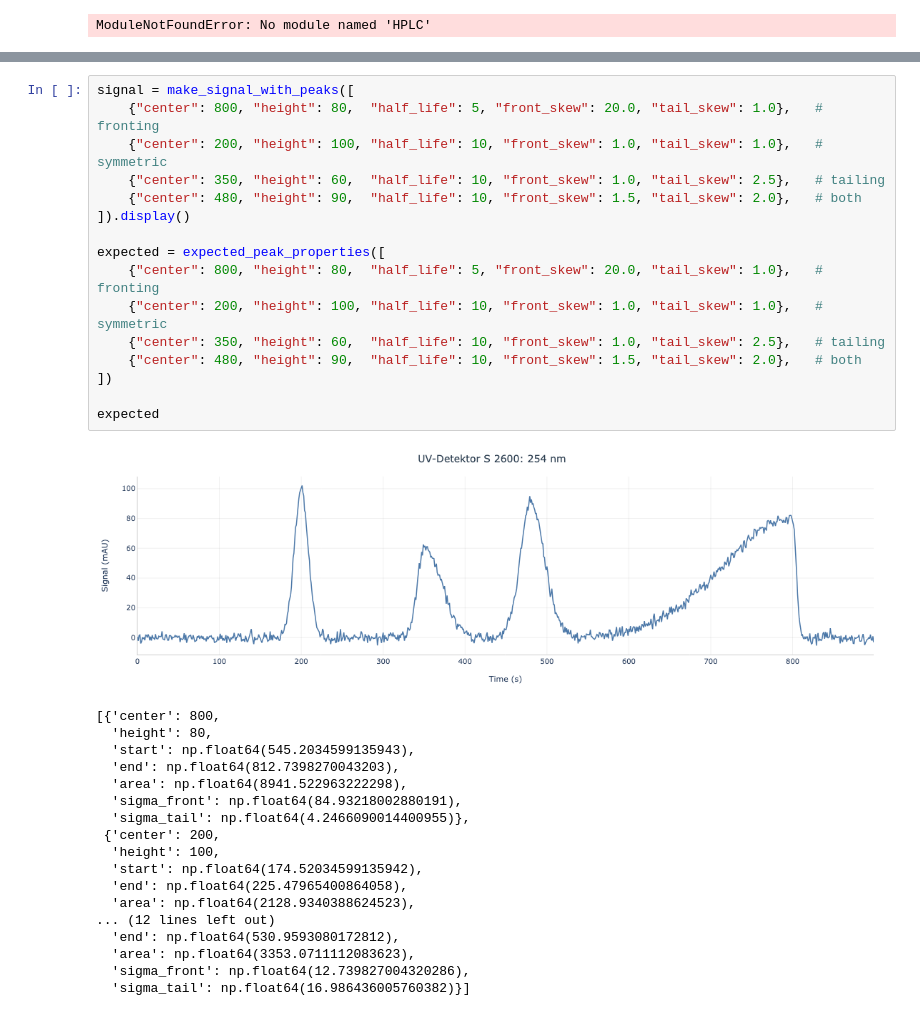
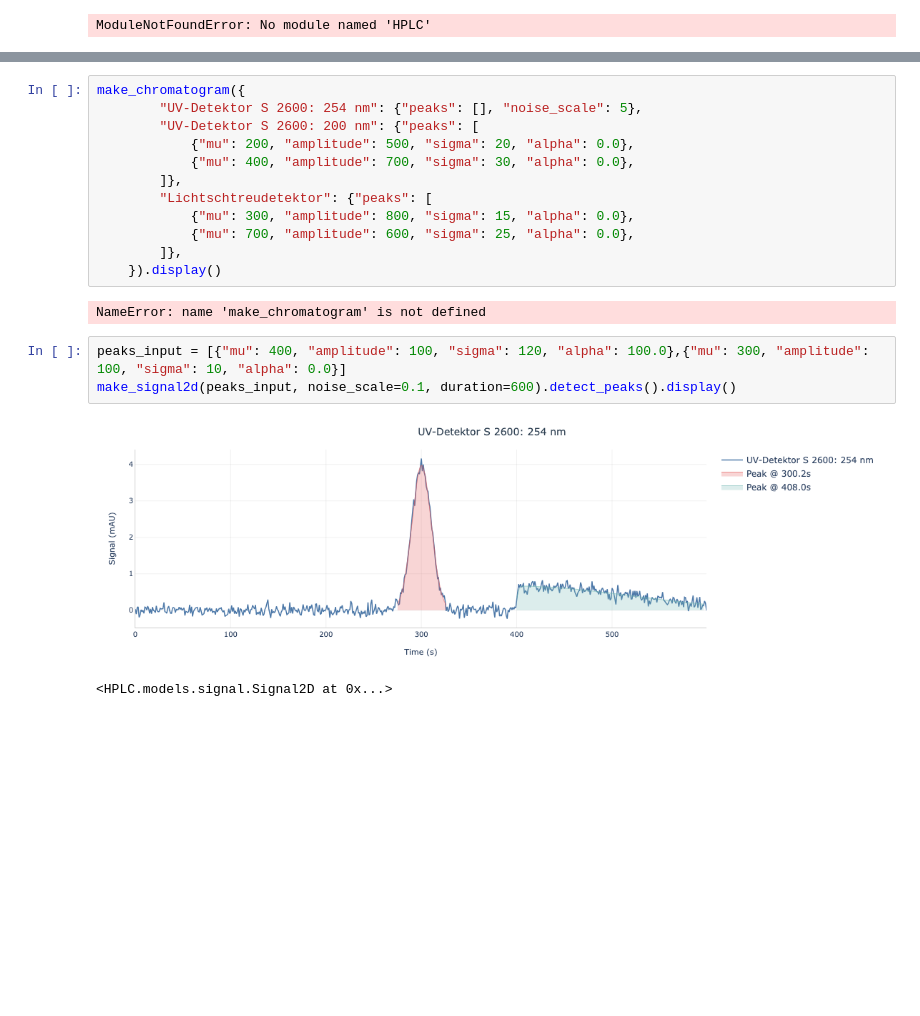
Before and after one commit to eric-gemmell/HPLC, a Jupyter notebook: examples/basic_usage.ipynb, the cells around one changed output, grey strips where cells are left out. Cells and saved outputs as stored; diff of their text form; blank space fills up the shorter version.

```diff
--- a/examples/basic_usage.ipynb
+++ b/examples/basic_usage.ipynb
@@ -92,35 +56,20 @@ def expected_peak_properties(peaks, n_sigma=3.0):
 # %%
-signal = make_signal_with_peaks([
-    {"center": 800, "height": 80,  "half_life": 5, "front_skew": 20.0, "tail_skew": 1.0},   # fronting
-    {"center": 200, "height": 100, "half_life": 10, "front_skew": 1.0, "tail_skew": 1.0},   # symmetric
-    {"center": 350, "height": 60,  "half_life": 10, "front_skew": 1.0, "tail_skew": 2.5},   # tailing
-    {"center": 480, "height": 90,  "half_life": 10, "front_skew": 1.5, "tail_skew": 2.0},   # both
-]).display()
-
-expected = expected_peak_properties([
-    {"center": 800, "height": 80,  "half_life": 5, "front_skew": 20.0, "tail_skew": 1.0},   # fronting
-    {"center": 200, "height": 100, "half_life": 10, "front_skew": 1.0, "tail_skew": 1.0},   # symmetric
-    {"center": 350, "height": 60,  "half_life": 10, "front_skew": 1.0, "tail_skew": 2.5},   # tailing
-    {"center": 480, "height": 90,  "half_life": 10, "front_skew": 1.5, "tail_skew": 2.0},   # both
-])
-
-expected
+make_chromatogram({
+        "UV-Detektor S 2600: 254 nm": {"peaks": [], "noise_scale": 5},
+        "UV-Detektor S 2600: 200 nm": {"peaks": [
+            {"mu": 200, "amplitude": 500, "sigma": 20, "alpha": 0.0},
+            {"mu": 400, "amplitude": 700, "sigma": 30, "alpha": 0.0},
+        ]},
+        "Lichtschtreudetektor": {"peaks": [
+            {"mu": 300, "amplitude": 800, "sigma": 15, "alpha": 0.0},
+            {"mu": 700, "amplitude": 600, "sigma": 25, "alpha": 0.0},
+        ]},
+    }).display()
 # %% [output]
-[figure, removed]
-[{'center': 800,
-  'height': 80,
-  'start': np.float64(545.2034599135943),
-  'end': np.float64(812.7398270043203),
-  'area': np.float64(8941.522963222298),
-  'sigma_front': np.float64(84.93218002880191),
-  'sigma_tail': np.float64(4.2466090014400955)},
- {'center': 200,
-  'height': 100,
-  'start': np.float64(174.52034599135942),
-  'end': np.float64(225.47965400864058),
-  'area': np.float64(2128.9340388624523),
-... (12 lines left out)
-  'end': np.float64(530.9593080172812),
-  'area': np.float64(3353.0711112083623),
-  'sigma_front': np.float64(12.739827004320286),
-  'sigma_tail': np.float64(16.986436005760382)}]
+NameError: name 'make_chromatogram' is not defined
+# %%
+peaks_input = [{"mu": 400, "amplitude": 100, "sigma": 120, "alpha": 100.0},{"mu": 300, "amplitude": 100, "sigma": 10, "alpha": 0.0}]
+make_signal2d(peaks_input, noise_scale=0.1, duration=600).detect_peaks().display()
+# %% [output]
+[figure, added]
+<HPLC.models.signal.Signal2D at 0x...>
```
Also changed, not shown: parts of 4 cells of this notebook, 48 other files.
